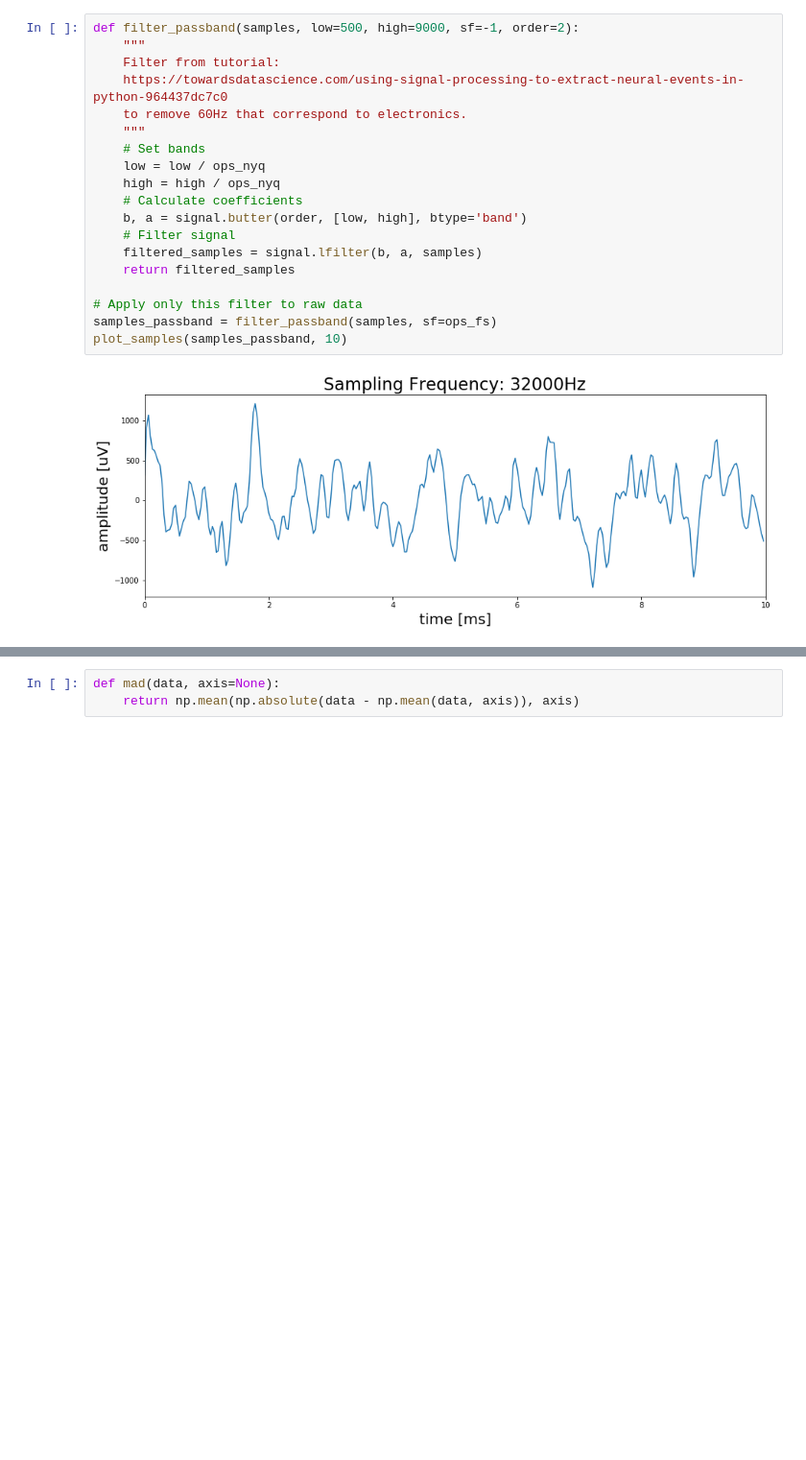
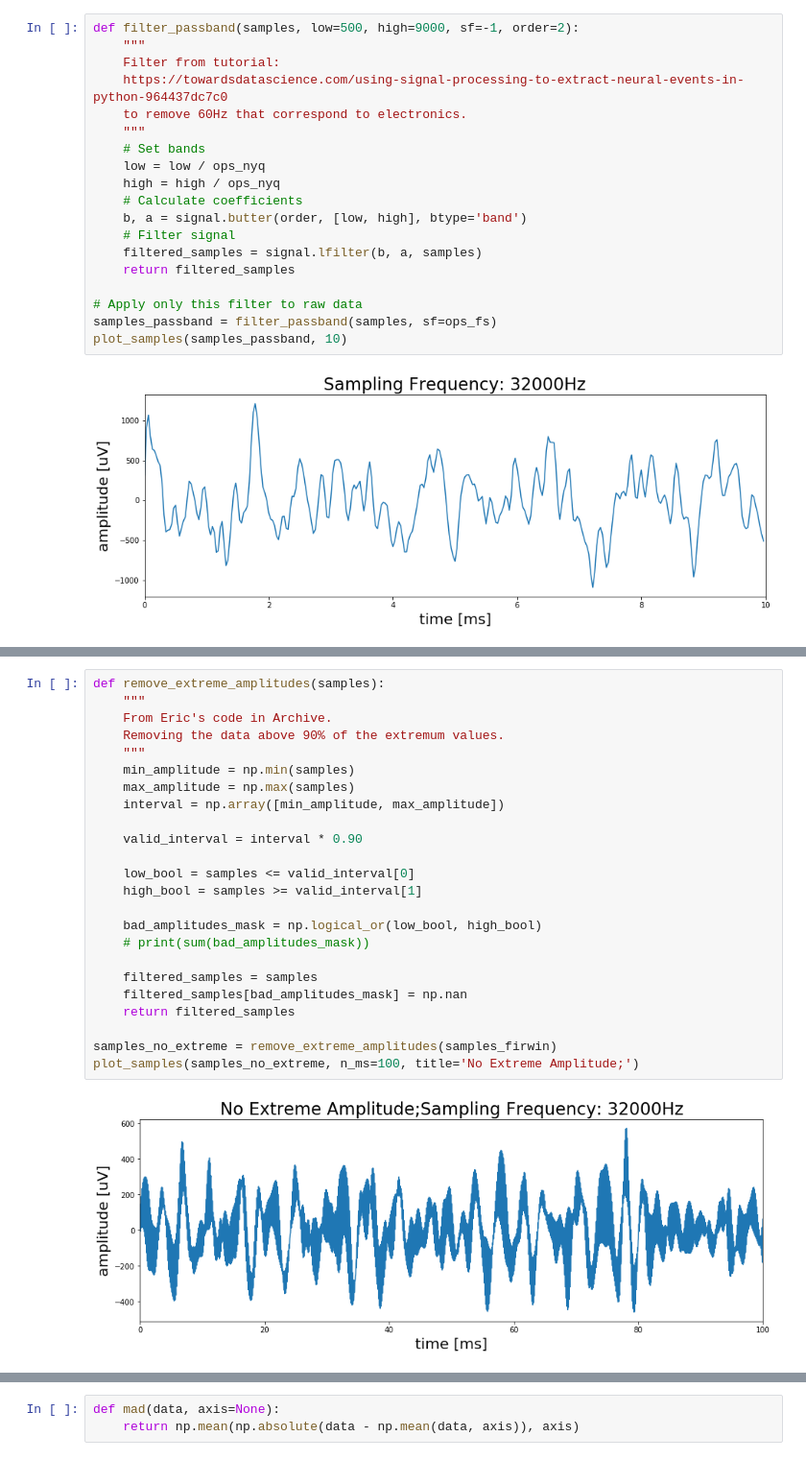
Before and after one commit to ninamiolane/connect, a Jupyter notebook: inspect.ipynb, the cells around one changed output, grey strips where cells are left out. Shown at 96% size. Saved outputs shown, nothing was run; the diff lists cells and outputs as text; blank space fills up the shorter version.

```diff
--- a/inspect.ipynb
+++ b/inspect.ipynb
@@ -208,3 +197,29 @@ plot_samples(samples_firwin_ravel, 100, title='After FIR Filter; ')
 [figure]
 [figure]
 [figure]
+# %%
+def remove_extreme_amplitudes(samples):
+    """
+    From Eric's code in Archive.
+    Removing the data above 90% of the extremum values.
+    """
+    min_amplitude = np.min(samples)
+    max_amplitude = np.max(samples)
+    interval = np.array([min_amplitude, max_amplitude])
+
+    valid_interval = interval * 0.90
+
+    low_bool = samples <= valid_interval[0]
+    high_bool = samples >= valid_interval[1]
+
+    bad_amplitudes_mask = np.logical_or(low_bool, high_bool)
+    # print(sum(bad_amplitudes_mask))
+
+    filtered_samples = samples
+    filtered_samples[bad_amplitudes_mask] = np.nan
+    return filtered_samples
+
+samples_no_extreme = remove_extreme_amplitudes(samples_firwin)
+plot_samples(samples_no_extreme, n_ms=100, title='No Extreme Amplitude;')
+# %% [output]
+[figure, added]
```
Also changed, not shown: parts of 21 cells of this notebook, 1 other file.
